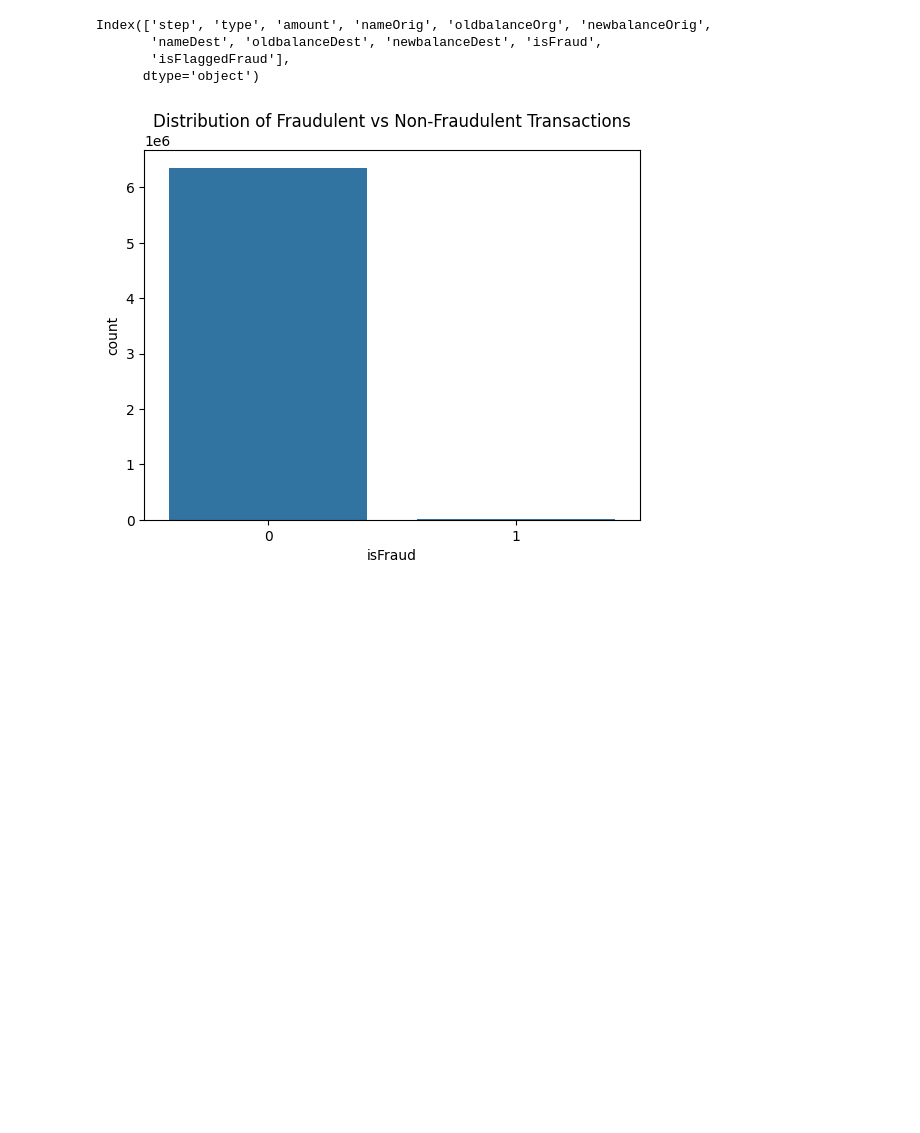
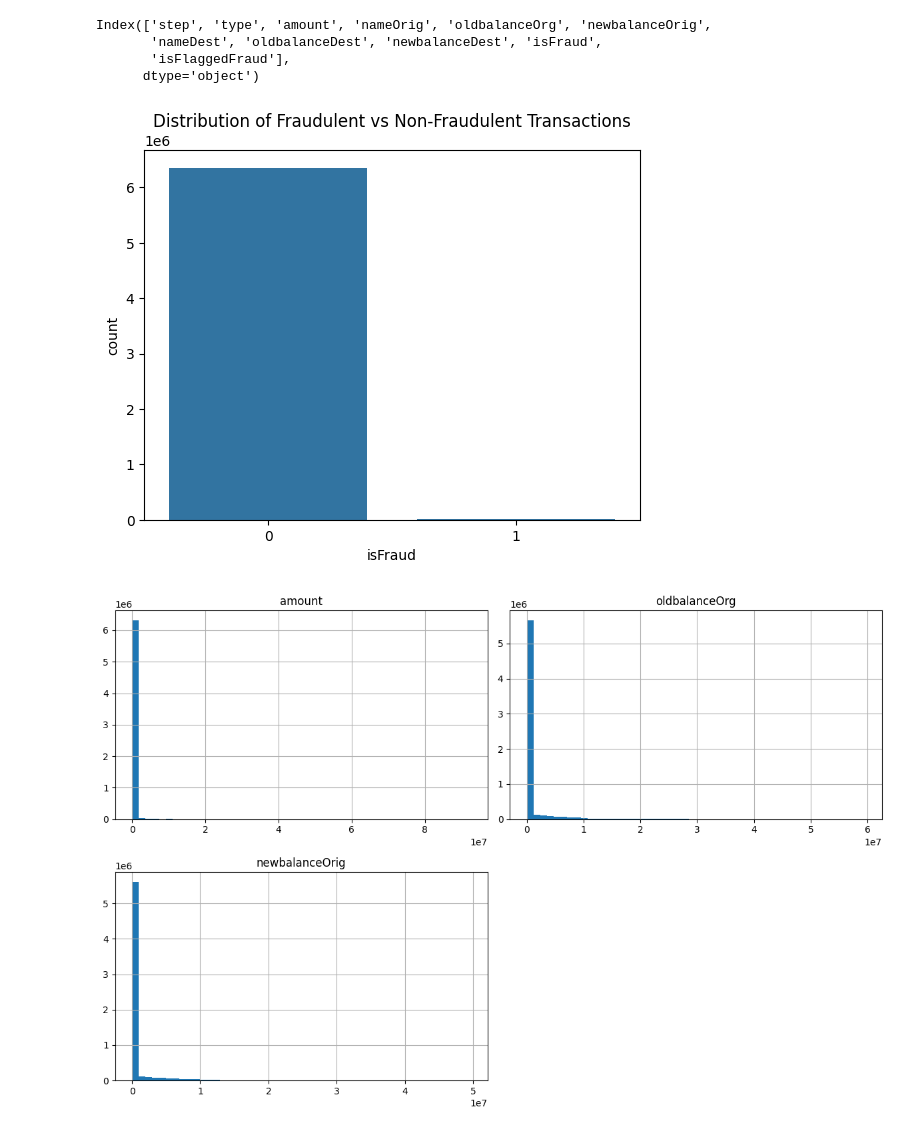
Before and after one commit to AliaF123/Fraud_Detection, a Jupyter notebook: Fraud_Detection.ipynb, the cells around one changed output. Drawn from its saved outputs; the diff is of its cells as text; code cells hidden in the pictures; blank space fills up the shorter version.

```diff
--- a/Fraud_Detection.ipynb
+++ b/Fraud_Detection.ipynb
@@ -143,12 +143,15 @@ target = 'isFraud'
 features = [col for col in bank_df.columns if col != target]
 df = bank_df[features + [target]].dropna()
 # %%
-import matplotlib.pyplot as plt
-import seaborn as sns
+
 
 # Plot the distribution of the target variable (isFraud)
 sns.countplot(x='isFraud', data=df)
 plt.title('Distribution of Fraudulent vs Non-Fraudulent Transactions')
 plt.show()
+df[['amount', 'oldbalanceOrg', 'newbalanceOrig']].hist(bins=50, figsize=(12, 8))
+plt.tight_layout()
+plt.show()
 # %% [output]
 [figure]
+[figure, added]
```
